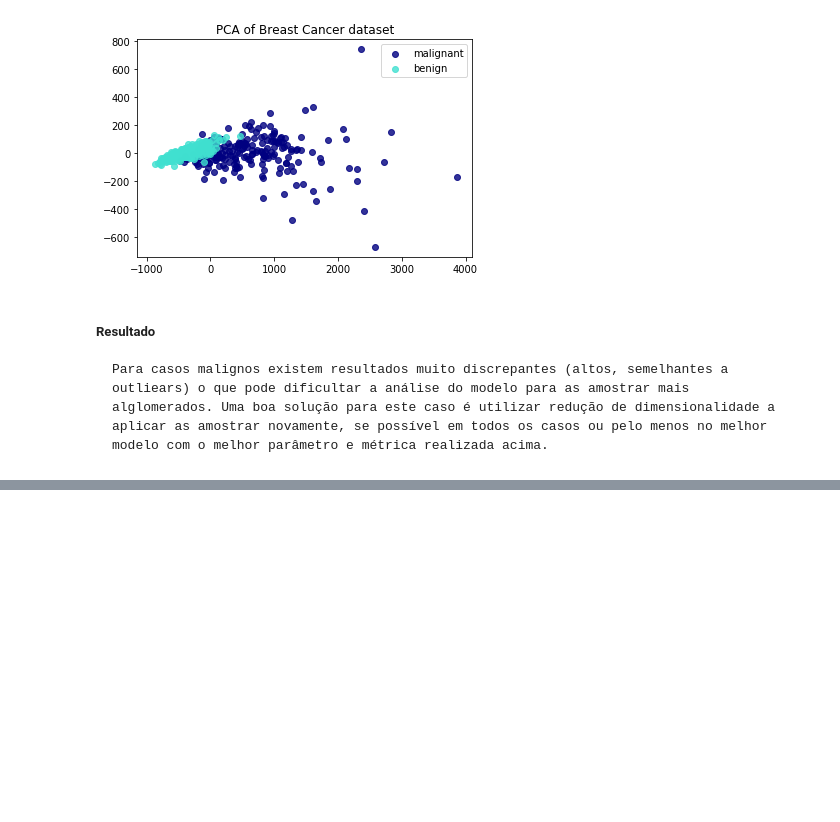
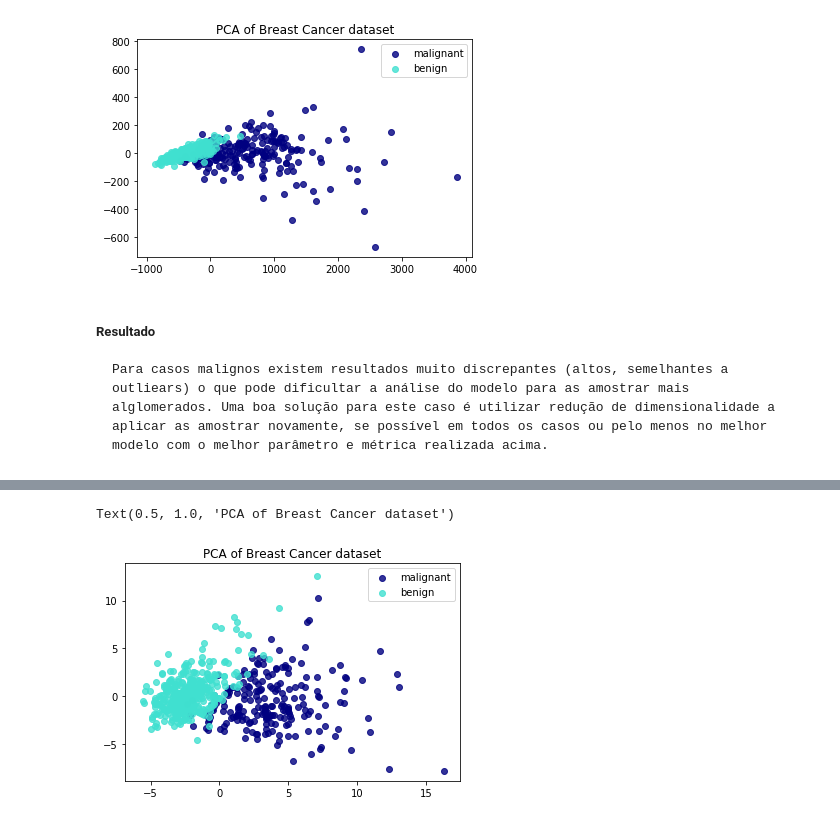
Before and after one commit to SaboiaEric/FacensInteligenciaComputacional, a Jupyter notebook: Experimento 4 - Validacao/04 - Validacao/4-ValidaçãoDesafioEricSaboia.ipynb, the cells around one changed output, grey strips where cells are left out. Cells and saved outputs as stored; diff of their text form; code cells hidden in the pictures; blank space fills up the shorter version.

```diff
--- a/Experimento 4 - Validacao/04 - Validacao/4-ValidaçãoDesafioEricSaboia.ipynb
+++ b/Experimento 4 - Validacao/04 - Validacao/4-ValidaçãoDesafioEricSaboia.ipynb
@@ -252,0 +259,7 @@ Text(0.5, 1.0, 'PCA of Breast Cancer dataset')
+# %%
+scaler = StandardScaler()
+scaler.fit(data)
+data_s = scaler.transform(data)
+
+df = pd.DataFrame(data_s)
+df.describe()
@@ -252,0 +277,12 @@ Text(0.5, 1.0, 'PCA of Breast Cancer dataset')
+# %%
+pca = PCA(n_components=2)
+X_r = pca.fit_transform(data_s)
+
+colors = ['navy', 'turquoise', 'darkorange']
+for color, i, target_name in zip(colors, [0, 1], breast_cancer.target_names):
+    plt.scatter(X_r[target == i, 0], X_r[target == i, 1], color=color, alpha=.8, label=target_name)
+plt.legend(loc='best', shadow=False, scatterpoints=1)
+plt.title('PCA of Breast Cancer dataset')
+# %% [output]
+Text(0.5, 1.0, 'PCA of Breast Cancer dataset')
+[figure, added]
```
Also changed, not shown: parts of 10 cells of this notebook, 1 other file.
